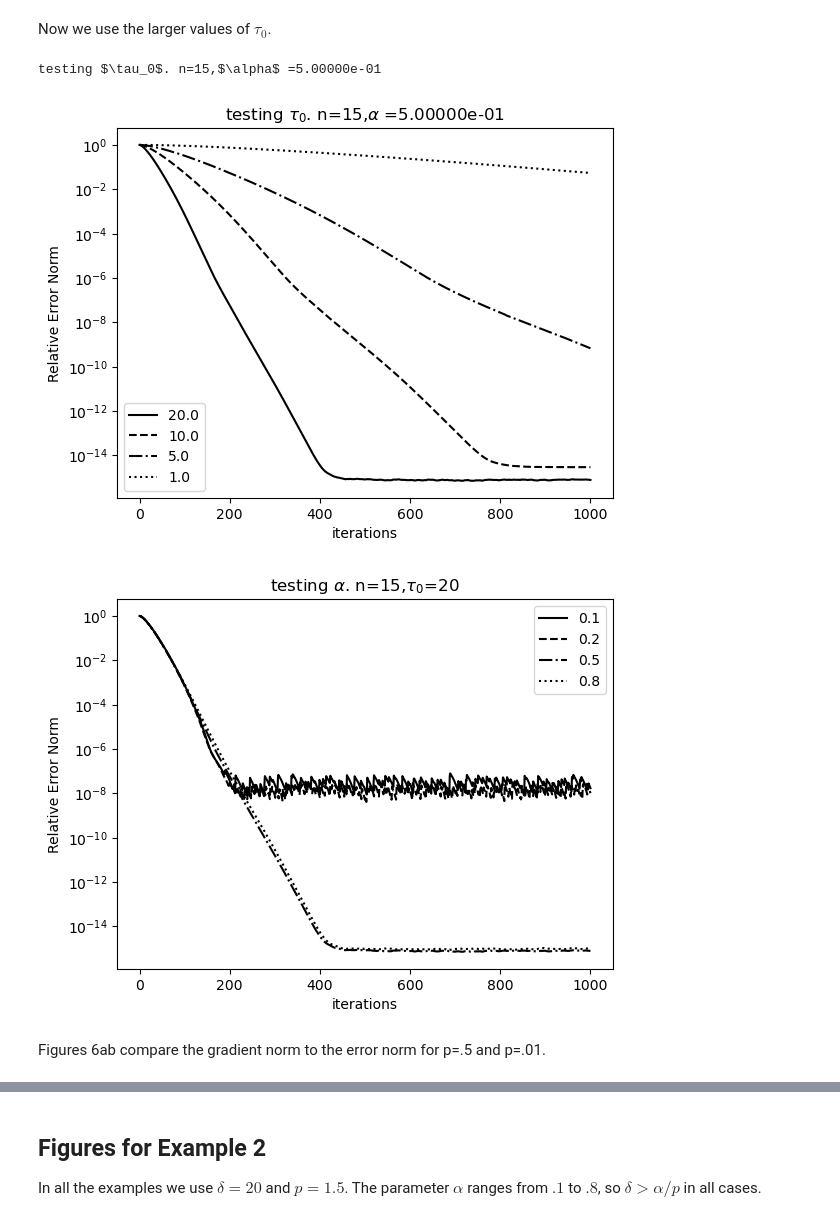
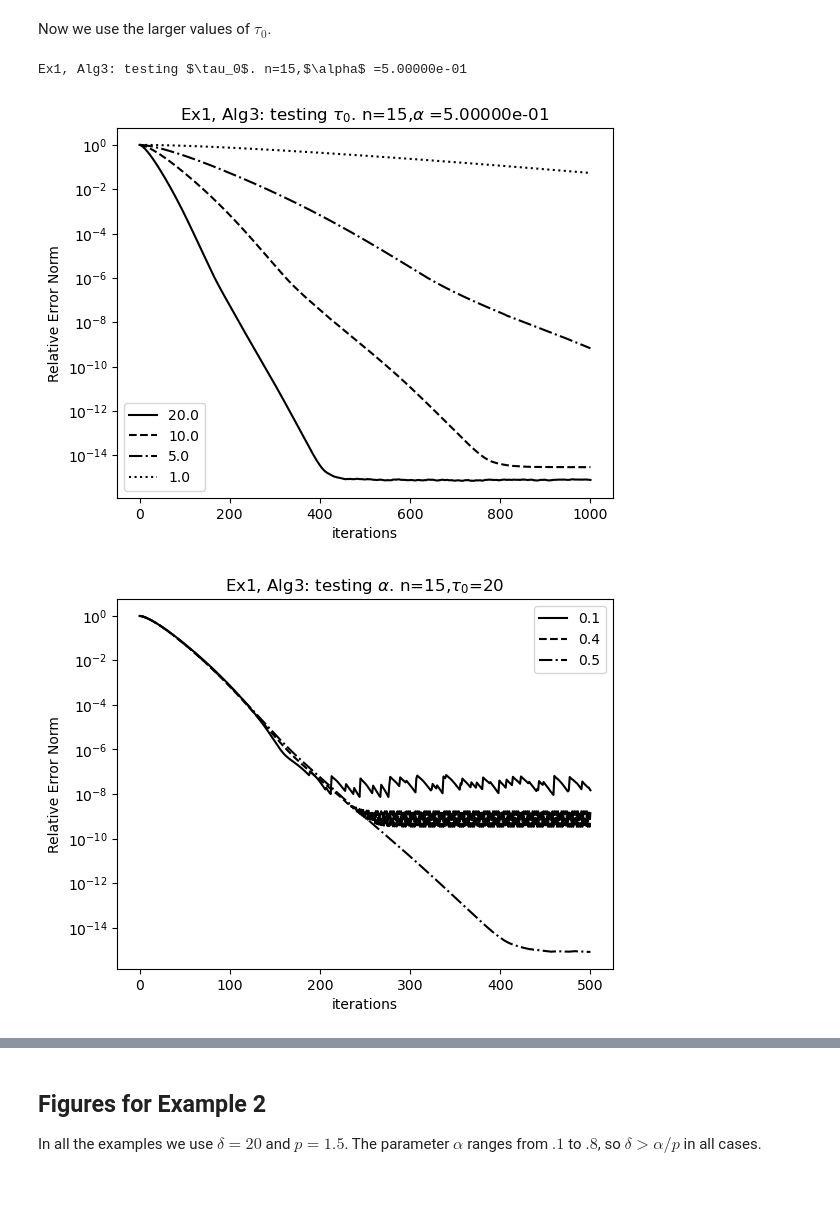
Before and after one commit to ctkelley/Grad_Des_CKW.jl, a Jupyter notebook: Examples.ipynb, the cells around one changed output, grey strips where cells are left out. Drawn from its saved outputs; the diff is of its cells as text; code cells hidden in the pictures; blank space fills up the shorter version.

```diff
--- a/Examples.ipynb
+++ b/Examples.ipynb
@@ -156,13 +141,11 @@ Figure4_5b(15);
 # %% [markdown]
 Now we use the larger values of $\tau_0$.
 # %%
-Figure4_5a(15; maxit=1000, tauvec=[20.0, 10.0, 5.0, 1.0]);
+Figure3_4a(15; maxit=1000, tauvec=[20.0, 10.0, 5.0, 1.0]);
 # %% [output]
-testing $\tau_0$. n=15,$\alpha$ =5.00000e-01
+Ex1, Alg3: testing $\tau_0$. n=15,$\alpha$ =5.00000e-01
-[figure, old version]
+[figure, new version]
 # %%
-Figure4_5b(15; maxit=1000, tau0=20);
+Figure3_4b(15; maxit=500, tau0=20);
 # %% [output]
-[figure, old version]
+[figure, new version]
-# %% [markdown]
-Figures 6ab compare the gradient norm to the error norm for p=.5 and p=.01.
```
Also changed, not shown: parts of 24 cells of this notebook, 17 other files.
